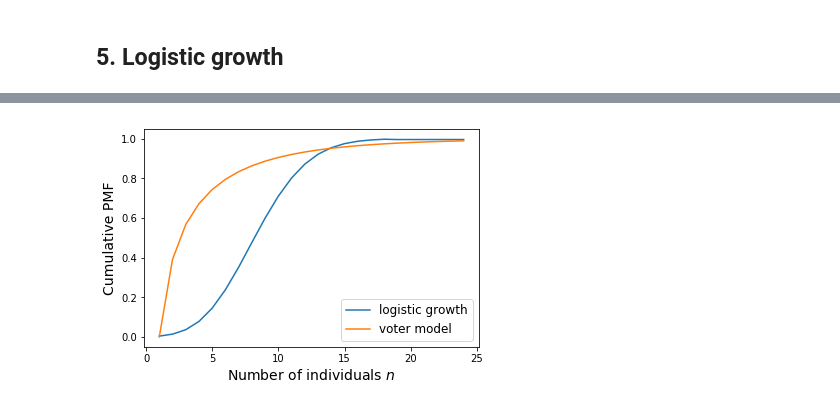
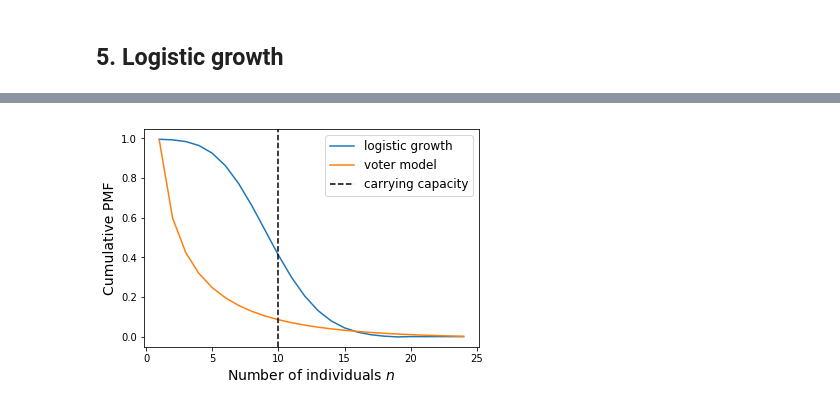
Before and after one commit to mango915/NeutralTheory, a Jupyter notebook: Neutral Theory.ipynb, the cells around one changed output, grey strips where cells are left out. Drawn from its saved outputs; the diff is of its cells as text; code cells hidden in the pictures.

```diff
--- a/Neutral Theory.ipynb
+++ b/Neutral Theory.ipynb
@@ -191,4 +163,4 @@ $$P_0 = \frac{b}{m} \left(\sum_{n=1}^{\infty} \frac{K^n}{n~n!}\right)^{-1}$$
 # Parameters of the model (arbitrary)
 b = 1 # intrinsic growth
 m = 0.1 # migration factor
-k = 10 # carrying capacity
+K = 10 # carrying capacity
@@ -195,13 +183,6 @@ k = 10 # carrying capacity
 # %%
-import mpmath as mp
-
-summ = mp.nsum(lambda n: k**n/(n*mp.fac(n)), [1, mp.inf])
+summ = mp.nsum(lambda n: vec_prod(n,m,b)*K**n/(mp.fac(n))**2, [1,mp.inf])
 
 P0 = float(b/m*(summ)**-1)
-#P0 = float(b*(summ+b/m)**-1/m)
 
-def pn(n):
-    from scipy.special import factorial
-    c1 = m*P0*k**n
-    c2 = n*b*factorial(n)
-    return c1/c2
+P0
@@ -207,0 +191,10 @@ def pn(n):
+# %%
+def p0(n, nu=0.05):
+    if n == 0:
+        return 0
+    return -((1-nu)**n/np.log(nu))/n
+
+def pn(n):
+    from scipy.special import factorial
+    C = vec_prod2(n,m,b)*K**n
+    return m*P0/b*C
@@ -208,16 +214,15 @@ def pn(n):
 # %%
-xx = np.arange(1,25)
+ps = [p0(x, nu=m) for x in xx]
+ps = np.cumsum(ps[::-1])[::-1]
 
-ps = [p0(x-1, nu=0.1) for x in xx]
-ps = np.cumsum(ps)
-
-plt.plot(xx, np.cumsum(pn(xx)), label = "logistic growth")
+plt.plot(xx, np.cumsum(pn(xx)[::-1])[::-1], label = "logistic growth")
 plt.plot(xx, ps, label = "voter model")
+plt.axvline(K, linestyle = "dashed", label = "carrying capacity", color = 'black')
 
 plt.xlabel("Number of individuals $n$", fontsize=14)
 plt.ylabel("Cumulative PMF", fontsize=14)
 
 plt.legend(fontsize = 12)
 plt.show()
 # %% [output]
-[figure, old version]
+[figure, new version]
```
Also changed, not shown: parts of 12 cells of this notebook.
